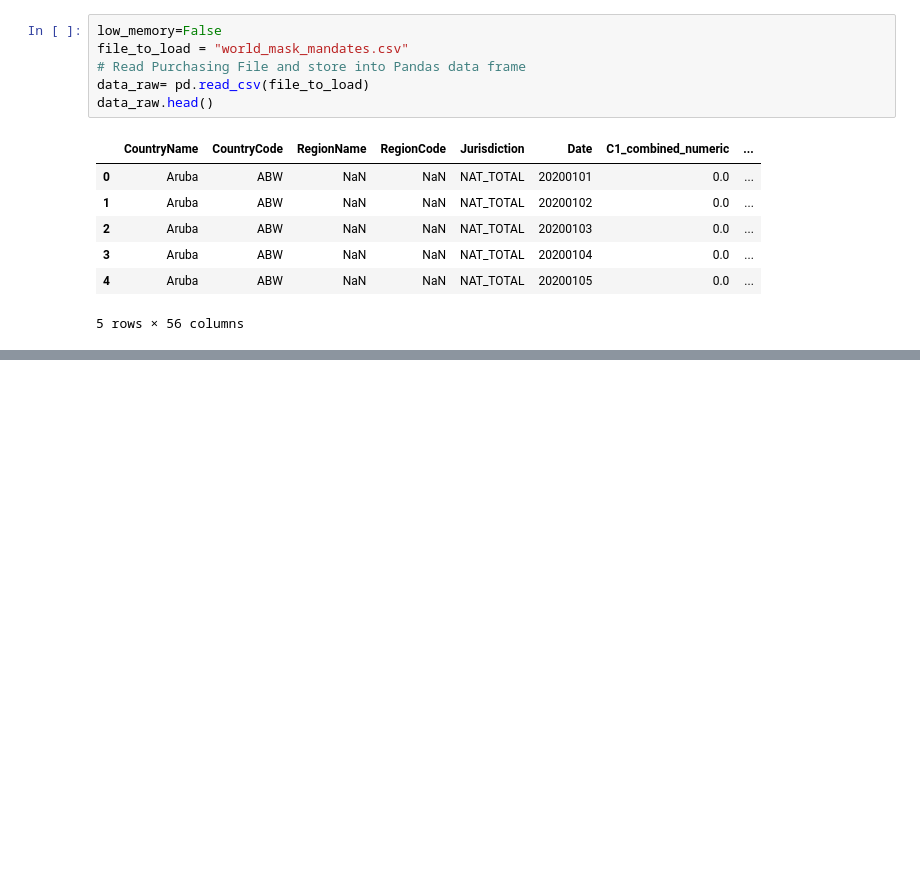
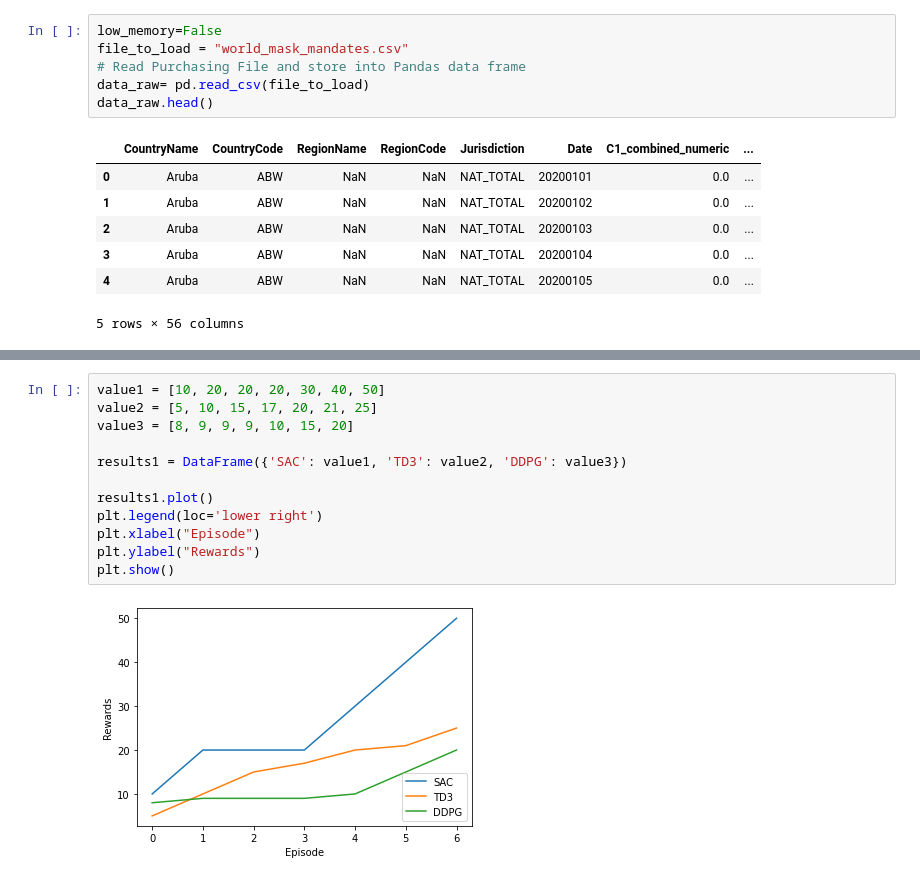
Before and after one commit to ranusuri/Team-A-Project-1, a Jupyter notebook: andres_pulido/six_countries.ipynb, the cells around one changed output, grey strips where cells are left out. Drawn from its saved outputs; the diff is of its cells as text; blank space fills up the shorter version.

```diff
--- a/andres_pulido/six_countries.ipynb
+++ b/andres_pulido/six_countries.ipynb
@@ -86,0 +136,14 @@ data_six_reduced.loc[(data_six_reduced['Date'] <= A) & (data_six_reduced['Date']
+# %%
+value1 = [10, 20, 20, 20, 30, 40, 50]
+value2 = [5, 10, 15, 17, 20, 21, 25]
+value3 = [8, 9, 9, 9, 10, 15, 20]
+
+results1 = DataFrame({'SAC': value1, 'TD3': value2, 'DDPG': value3})
+
+results1.plot()
+plt.legend(loc='lower right')
+plt.xlabel("Episode")
+plt.ylabel("Rewards")
+plt.show()
+# %% [output]
+[figure, added]
```
Also changed, not shown: parts of 14 cells of this notebook, 1 other file.
